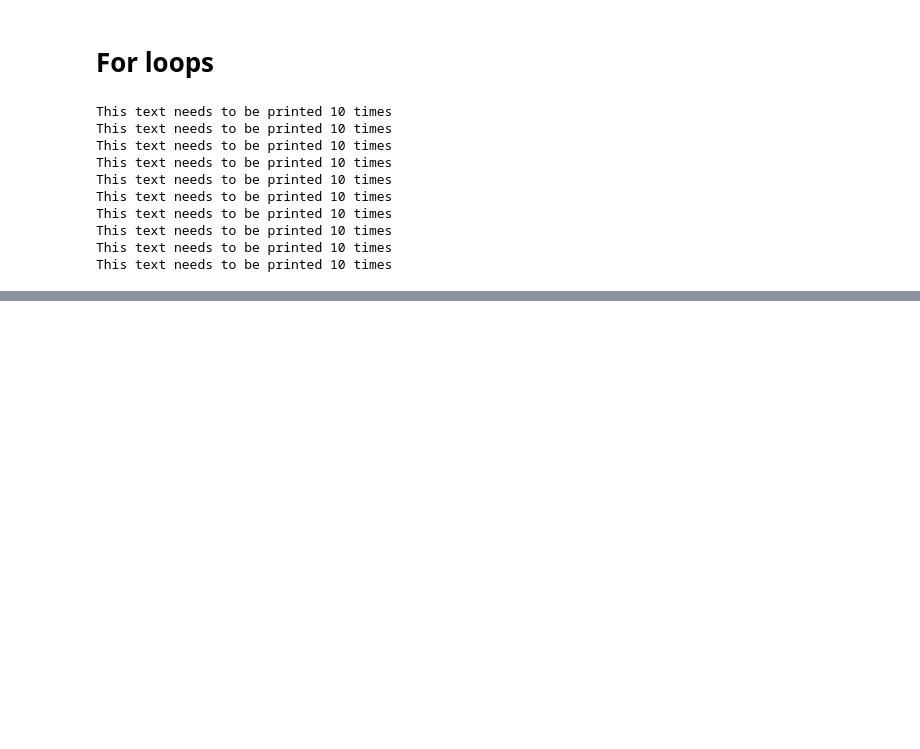
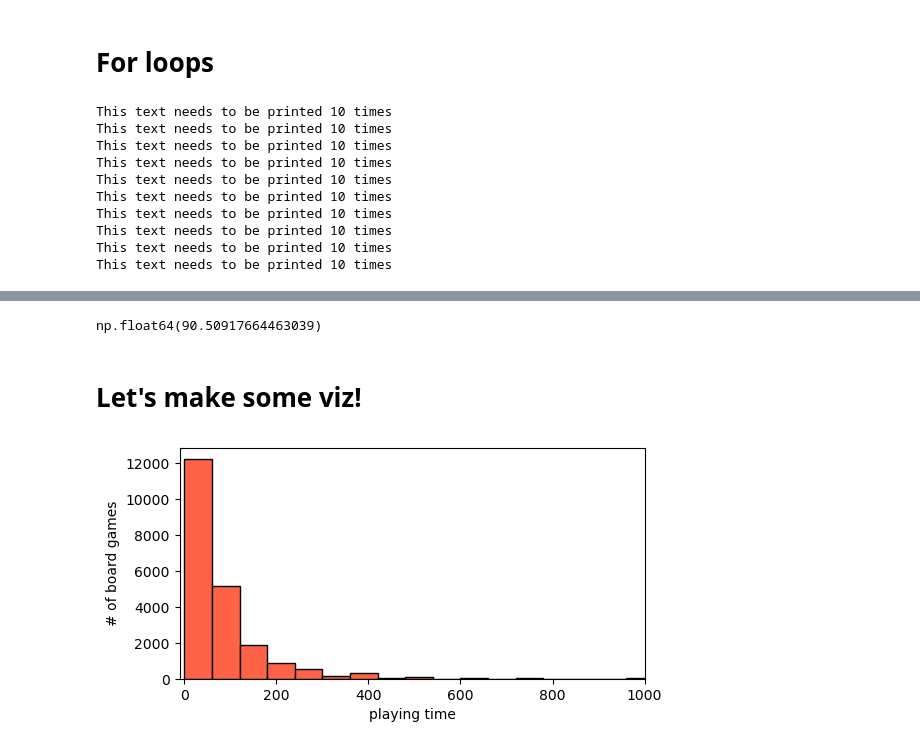
Before and after one commit to ernbilen/Data101_Spring26, a Jupyter notebook: notes/week5/data101python-intro.ipynb, the cells around one changed output, grey strips where cells are left out. Cells and saved outputs as stored; diff of their text form; code cells hidden in the pictures; blank space fills up the shorter version.

```diff
--- a/notes/week5/data101python-intro.ipynb
+++ b/notes/week5/data101python-intro.ipynb
@@ -112,0 +374,3 @@ This text needs to be printed 10 times
+# %%
+# how do you get data in pandas?
+df = pd.read_csv('https://raw.githubusercontent.com/rfordatascience/tidytuesday/refs/heads/main/data/2022/2022-01-25/details.csv')
@@ -112,0 +558,7 @@ This text needs to be printed 10 times
+# %%
+# numpy functions, such as mean, median, etc. also work in pandas:
+df.playingtime.mean() # returns the mean of playingtime col
+# %% [output]
+np.float64(90.50917664463039)
+# %% [markdown]
+# Let's make some viz!
@@ -112,0 +568,11 @@ This text needs to be printed 10 times
+# %%
+# make a histogram of playingtime:
+plt.figure(figsize=(6,3))
+plt.hist(df.playingtime, bins=1000, edgecolor='black', color='tomato')
+plt.xlim(-10,1000) # this specifies the range of the x axis, -10 gives a slight white space which looks better
+plt.xlabel('playing time')
+plt.ylabel('# of board games')
+plt.savefig('histogramofplayingtime.png',dpi=300, bbox_inches='tight')
+plt.show() # gets rid unnecessary text that gets printed
+# %% [output]
+[figure, added]
```
Also changed, not shown: parts of 53 cells of this notebook.
